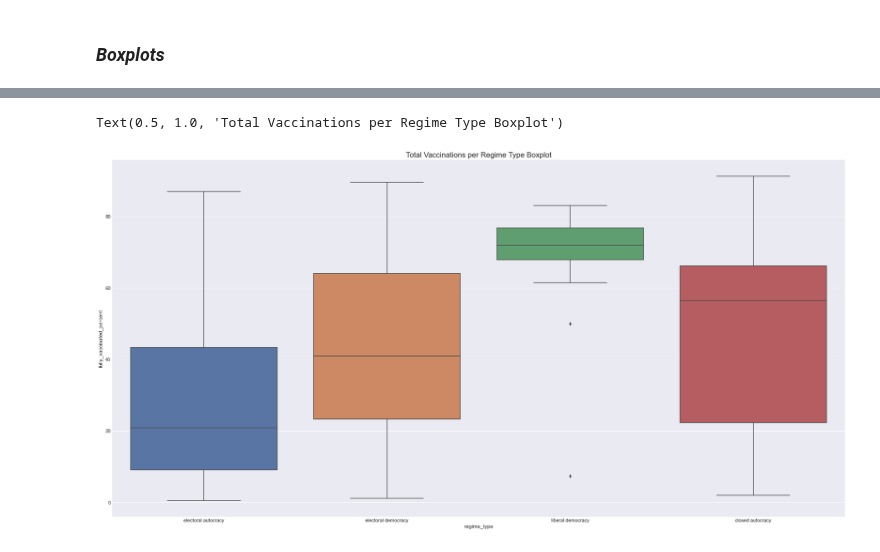
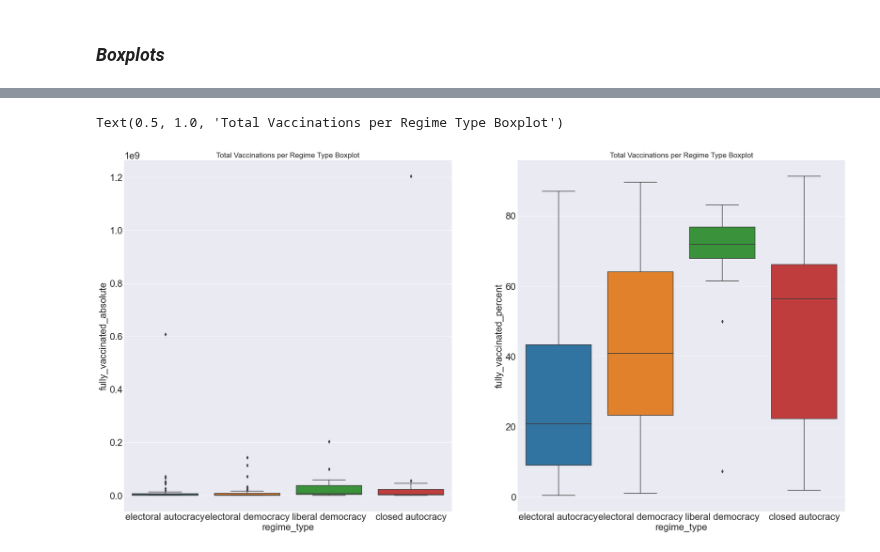
Before and after one commit to RuizLorenzoChavez/DATA100-Finals-COVID-Vaccination-Tracker, a Jupyter notebook: group1-data-storytelling.ipynb, the cells around one changed output, grey strips where cells are left out. Drawn from its saved outputs; the diff is of its cells as text; code cells hidden in the pictures.

Commit message:
introduced some changes in the visualizations

```diff
--- a/group1-data-storytelling.ipynb
+++ b/group1-data-storytelling.ipynb
@@ -1075,8 +1028,12 @@ Text(0.5, 1.0, 'Total Vaccinations per Region Boxplot')
 # %%
 fig=plt.figure(figsize=(30,15))
-ax = fig.add_subplot(111)
+ax = fig.add_subplot(121)
+sns.boxplot(data=prime_dataset,x='regime_type',y='fully_vaccinated_absolute')
+ax.set_title('Total Vaccinations per Regime Type Boxplot', fontsize=17)
+
+ax = fig.add_subplot(122)
 sns.boxplot(data=prime_dataset,x='regime_type',y='fully_vaccinated_percent')
 ax.set_title('Total Vaccinations per Regime Type Boxplot', fontsize=17)
 # %% [output]
 Text(0.5, 1.0, 'Total Vaccinations per Regime Type Boxplot')
-[figure, old version]
+[figure, new version]
```
Also changed, not shown: parts of 24 cells of this notebook.
